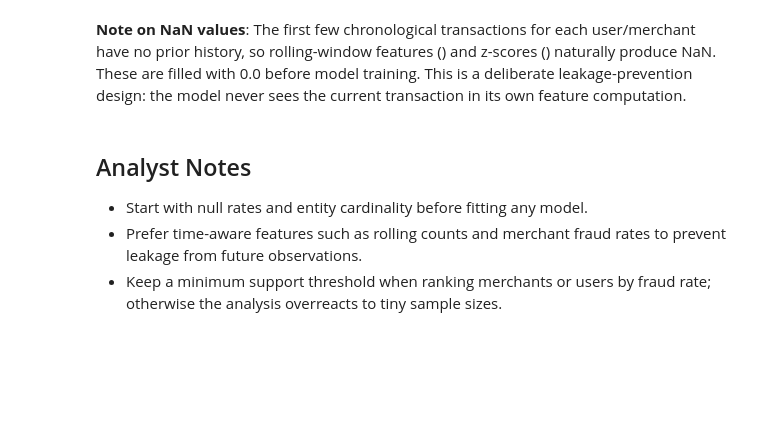
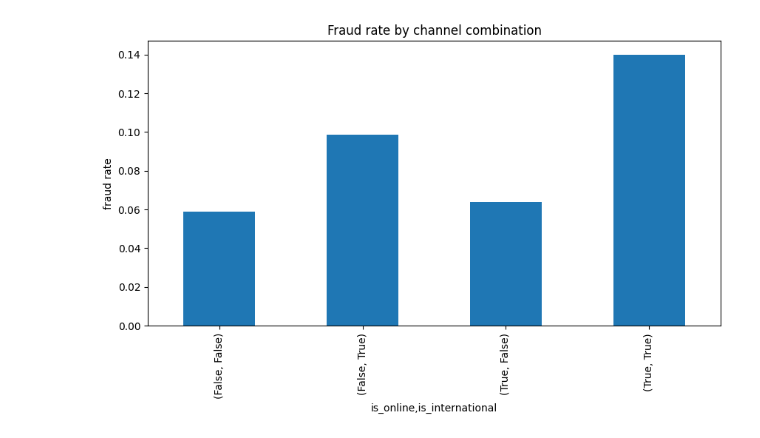
Before and after one commit to muditbhargava66/FraudShield, a Jupyter notebook: notebooks/exploratory_data_analysis.ipynb, the cells around one changed output. Saved outputs shown, nothing was run; the diff lists cells and outputs as text; code cells hidden in the pictures; blank space fills up the shorter version.

```diff
--- a/notebooks/exploratory_data_analysis.ipynb
+++ b/notebooks/exploratory_data_analysis.ipynb
@@ -159,14 +130,7 @@ Feature preview (rows 2500 to 2508):
-# %% [markdown]
-**Note on NaN values**: The first few chronological transactions for each user/merchant
-have no prior history, so rolling-window features () and z-scores
-() naturally produce NaN. These are filled with 0.0 before model training.
-This is a deliberate leakage-prevention design: the model never sees the current
-transaction in its own feature computation.
-# %% [markdown]
-## Analyst Notes
-
-- Start with null rates and entity cardinality before fitting any model.
-- Prefer time-aware features such as rolling counts and merchant fraud rates to
-  prevent leakage from future observations.
-- Keep a minimum support threshold when ranking merchants or users by fraud rate;
-  otherwise the analysis overreacts to tiny sample sizes.
+# %%
+channel_rates = df.groupby(["is_online", "is_international"])["fraud"].mean()
+channel_rates.plot(kind="bar", title="Fraud rate by channel combination")
+plt.ylabel("fraud rate")
+plt.show()
+# %% [output]
+[figure, added]
```
Also changed, not shown: parts of 26 cells of this notebook, 3 other files.
